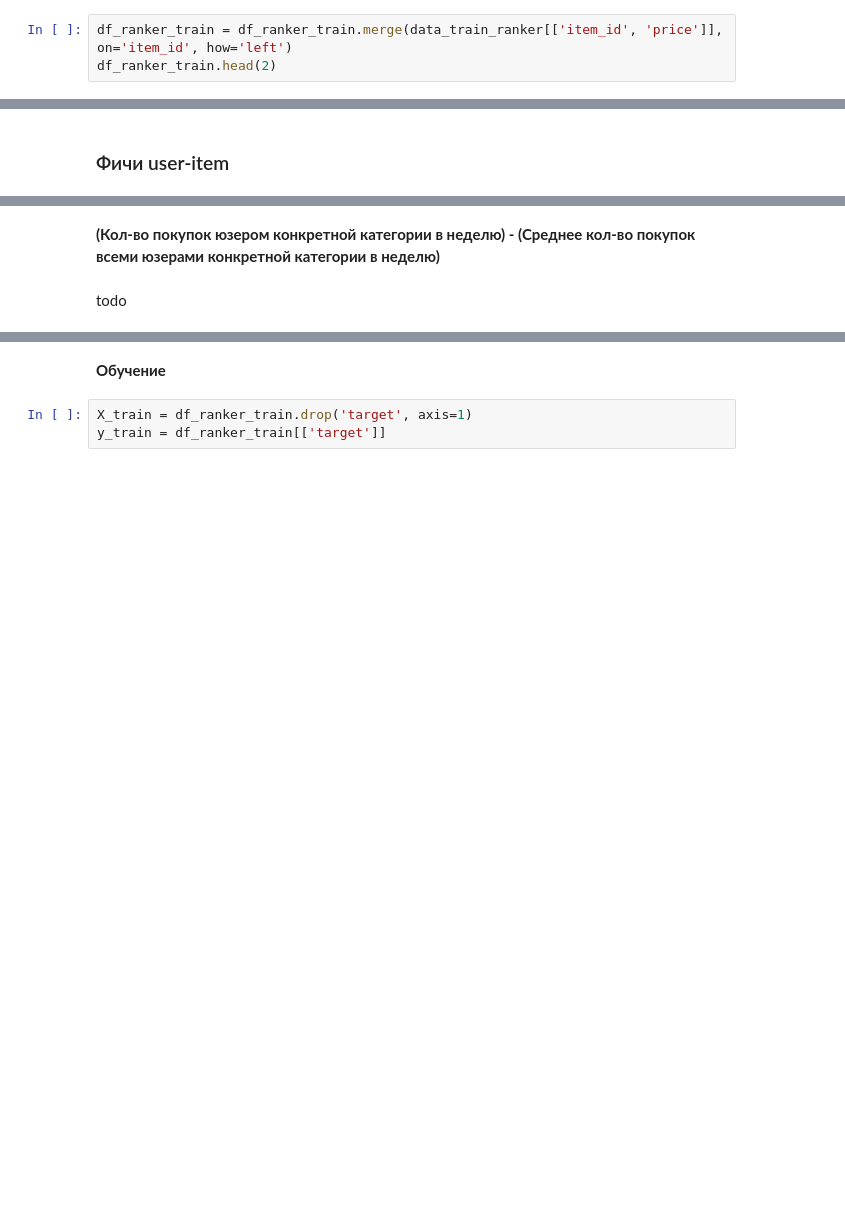
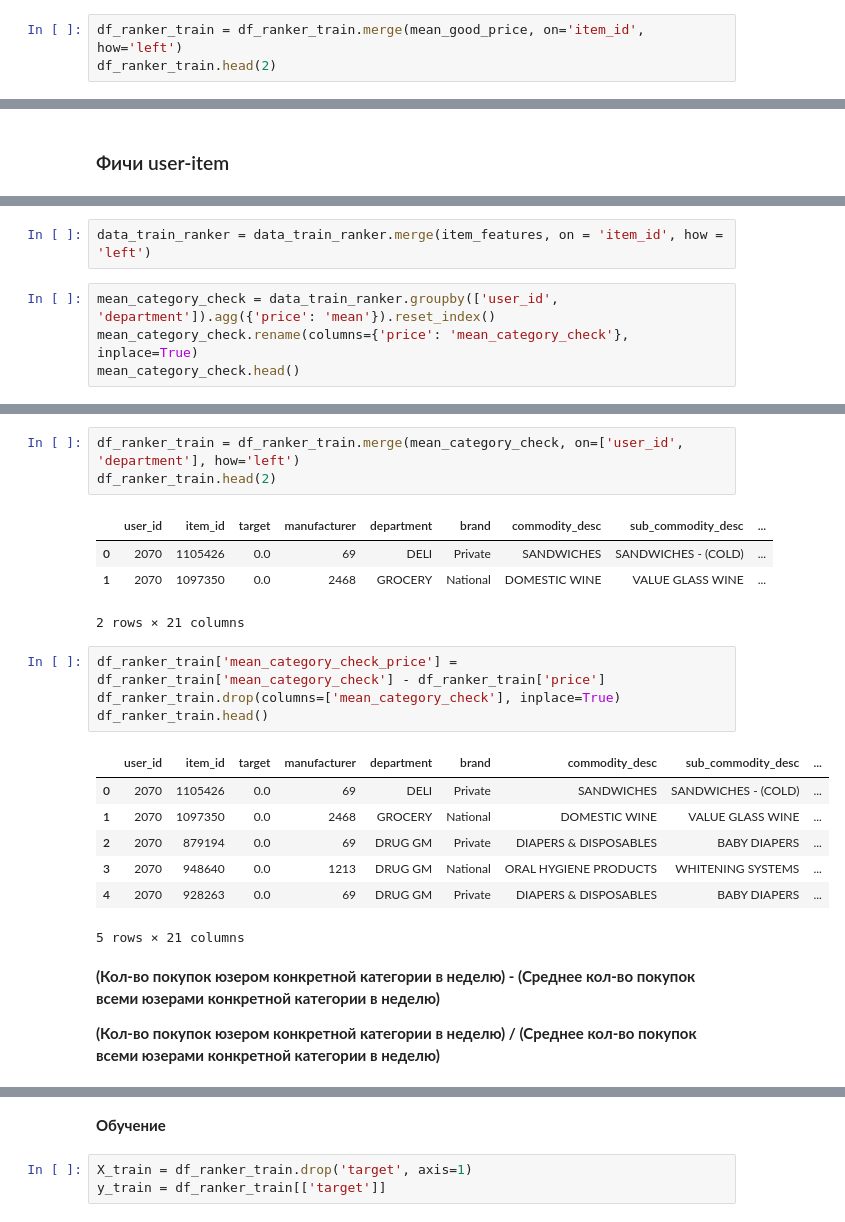
Before and after one commit to zhukovnikolay/RecSys, a Jupyter notebook: hw6.ipynb, the cells around one changed output, grey strips where cells are left out. Cells and saved outputs as stored; diff of their text form; blank space fills up the shorter version.

```diff
--- a/hw6.ipynb
+++ b/hw6.ipynb
@@ -368,5 +376,5 @@ data_train_ranker.head()
 # %%
-df_ranker_train = df_ranker_train.merge(data_train_ranker[['item_id', 'price']], on='item_id', how='left')
+df_ranker_train = df_ranker_train.merge(mean_good_price, on='item_id', how='left')
 df_ranker_train.head(2)
 # %% [output]
 |  | user_id | item_id | target | manufacturer | department | brand | commodity_desc | sub_commodity_desc | ... |
@@ -393,0 +404,6 @@ df_ranker_train.head(2)
+# %%
+data_train_ranker = data_train_ranker.merge(item_features, on = 'item_id', how = 'left')
+# %%
+mean_category_check = data_train_ranker.groupby(['user_id', 'department']).agg({'price': 'mean'}).reset_index()
+mean_category_check.rename(columns={'price': 'mean_category_check'}, inplace=True)
+mean_category_check.head()
@@ -394,4 +417,24 @@ df_ranker_train.head(2)
+# %%
+df_ranker_train = df_ranker_train.merge(mean_category_check, on=['user_id', 'department'], how='left')
+df_ranker_train.head(2)
+# %% [output]
+|  | user_id | item_id | target | manufacturer | department | brand | commodity_desc | sub_commodity_desc | ... |
+| 0 | 2070 | 1105426 | 0.0 | 69 | DELI | Private | SANDWICHES | SANDWICHES - (COLD) | ... |
+| 1 | 2070 | 1097350 | 0.0 | 2468 | GROCERY | National | DOMESTIC WINE | VALUE GLASS WINE | ... |
+2 rows × 21 columns
+# %%
+df_ranker_train['mean_category_check_price'] = df_ranker_train['mean_category_check'] - df_ranker_train['price']
+df_ranker_train.drop(columns=['mean_category_check'], inplace=True)
+df_ranker_train.head()
+# %% [output]
+|  | user_id | item_id | target | manufacturer | department | brand | commodity_desc | sub_commodity_desc | ... |
+| 0 | 2070 | 1105426 | 0.0 | 69 | DELI | Private | SANDWICHES | SANDWICHES - (COLD) | ... |
+| 1 | 2070 | 1097350 | 0.0 | 2468 | GROCERY | National | DOMESTIC WINE | VALUE GLASS WINE | ... |
+| 2 | 2070 | 879194 | 0.0 | 69 | DRUG GM | Private | DIAPERS & DISPOSABLES | BABY DIAPERS | ... |
+| 3 | 2070 | 948640 | 0.0 | 1213 | DRUG GM | National | ORAL HYGIENE PRODUCTS | WHITENING SYSTEMS | ... |
+| 4 | 2070 | 928263 | 0.0 | 69 | DRUG GM | Private | DIAPERS & DISPOSABLES | BABY DIAPERS | ... |
+5 rows × 21 columns
 # %% [markdown]
 **(Кол-во покупок юзером конкретной категории в неделю) - (Среднее кол-во покупок всеми юзерами конкретной категории в неделю)**
+
+**(Кол-во покупок юзером конкретной категории в неделю) / (Среднее кол-во покупок всеми юзерами конкретной категории в неделю)**
-# %% [markdown]
-todo
```
Also changed, not shown: parts of 22 cells of this notebook.
